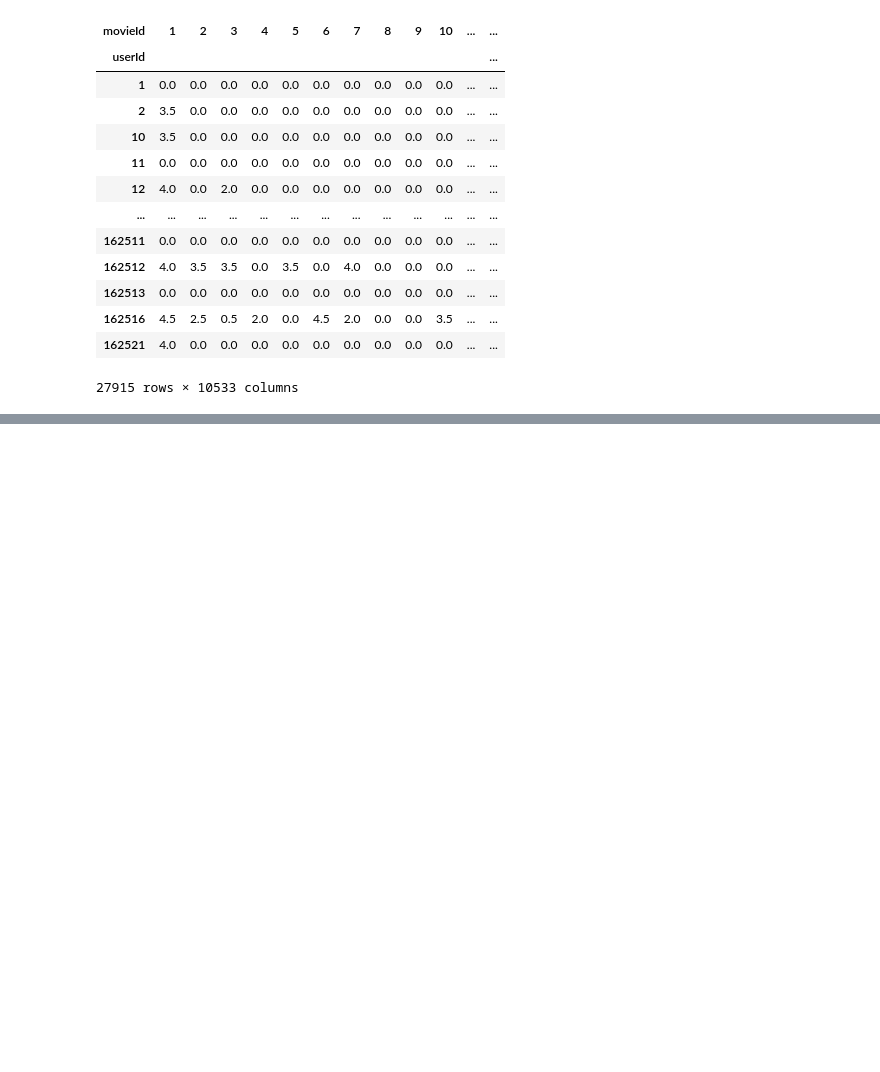
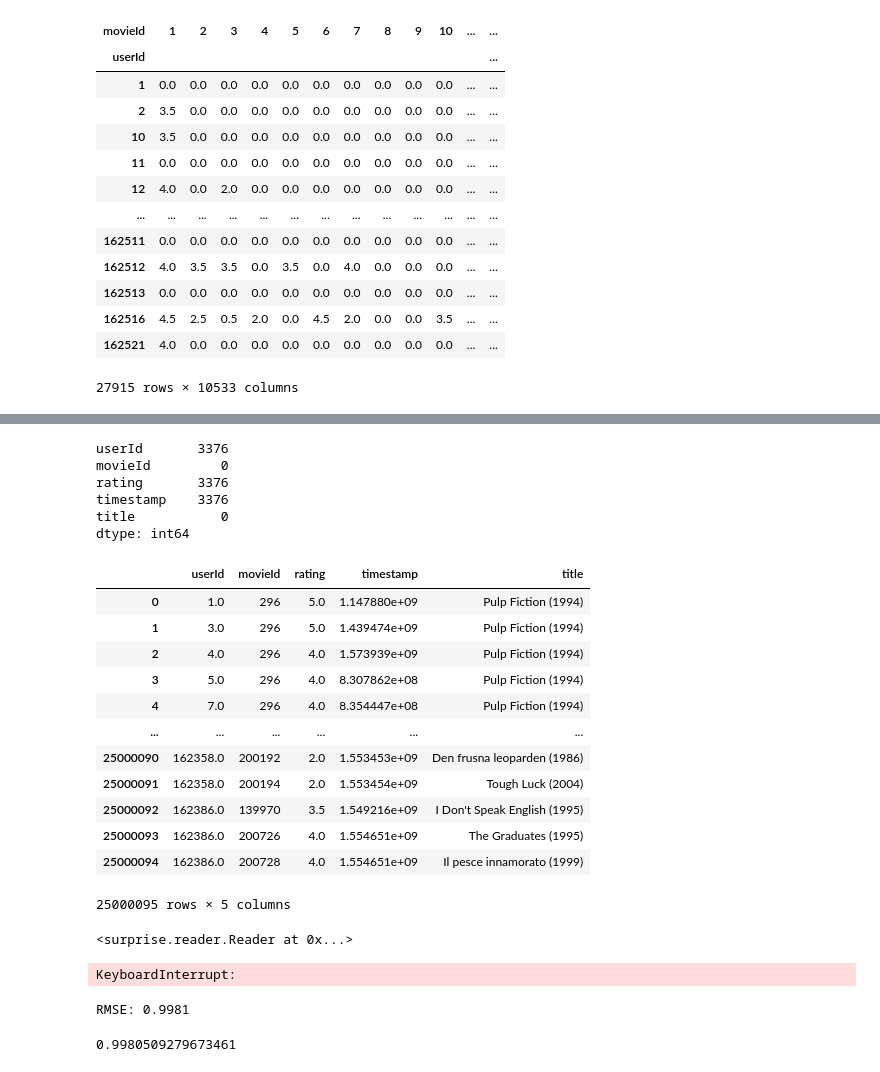
Before and after one commit to mskim94/Matrix_Factorization, a Jupyter notebook: Matrix_Factorization_with_surprise.ipynb, the cells around one changed output, grey strips where cells are left out. Drawn from its saved outputs; the diff is of its cells as text; code cells hidden in the pictures; blank space fills up the shorter version.

```diff
--- a/Matrix_Factorization_with_surprise.ipynb
+++ b/Matrix_Factorization_with_surprise.ipynb
@@ -87,0 +300,27 @@ TypeError: train() missing 1 required positional argument: 'trainset'
+# %%
+# 결측치의 수가 같다.
+merge_df.isnull().sum()
+# %% [output]
+userId       3376
+movieId         0
+rating       3376
+timestamp    3376
+title           0
+dtype: int64
+# %%
+merge_df = merge_df.dropna(0)
+merge_df
+# %% [output]
+|  | userId | movieId | rating | timestamp | title |
+| 0 | 1.0 | 296 | 5.0 | 1.147880e+09 | Pulp Fiction (1994) |
+| 1 | 3.0 | 296 | 5.0 | 1.439474e+09 | Pulp Fiction (1994) |
+| 2 | 4.0 | 296 | 4.0 | 1.573939e+09 | Pulp Fiction (1994) |
+| 3 | 5.0 | 296 | 4.0 | 8.307862e+08 | Pulp Fiction (1994) |
+| 4 | 7.0 | 296 | 4.0 | 8.354447e+08 | Pulp Fiction (1994) |
+| ... | ... | ... | ... | ... | ... |
+| 25000090 | 162358.0 | 200192 | 2.0 | 1.553453e+09 | Den frusna leoparden (1986) |
+| 25000091 | 162358.0 | 200194 | 2.0 | 1.553454e+09 | Tough Luck (2004) |
+| 25000092 | 162386.0 | 139970 | 3.5 | 1.549216e+09 | I Don't Speak English (1995) |
+| 25000093 | 162386.0 | 200726 | 4.0 | 1.554651e+09 | The Graduates (1995) |
+| 25000094 | 162386.0 | 200728 | 4.0 | 1.554651e+09 | Il pesce innamorato (1999) |
+25000095 rows × 5 columns
@@ -87,0 +330,20 @@ TypeError: train() missing 1 required positional argument: 'trainset'
+# %%
+reader = surprise.Reader(rating_scale=(1,5))
+reader
+# %% [output]
+<surprise.reader.Reader at 0x...>
+# %%
+# timestamp 열 제거
+del train_df["timestamp"]
+del test_df["timestamp"]
+
+col_list = ["userId", "movieId", "rating"]
+
+train_data = surprise.Dataset.load_from_df(train_df[col_list], reader)
+
+trainset = train_data.build_full_trainset()
+
+algo = surprise.SVD()
+algo.fit(trainset)
+# %% [output]
+KeyboardInterrupt:
@@ -87,0 +356,6 @@ TypeError: train() missing 1 required positional argument: 'trainset'
+# %%
+from surprise import accuracy
+accuracy.rmse(predictions)
+# %% [output]
+RMSE: 0.9981
+0.9980509279673461
```
Also changed, not shown: parts of 38 cells of this notebook, 2 other files.
